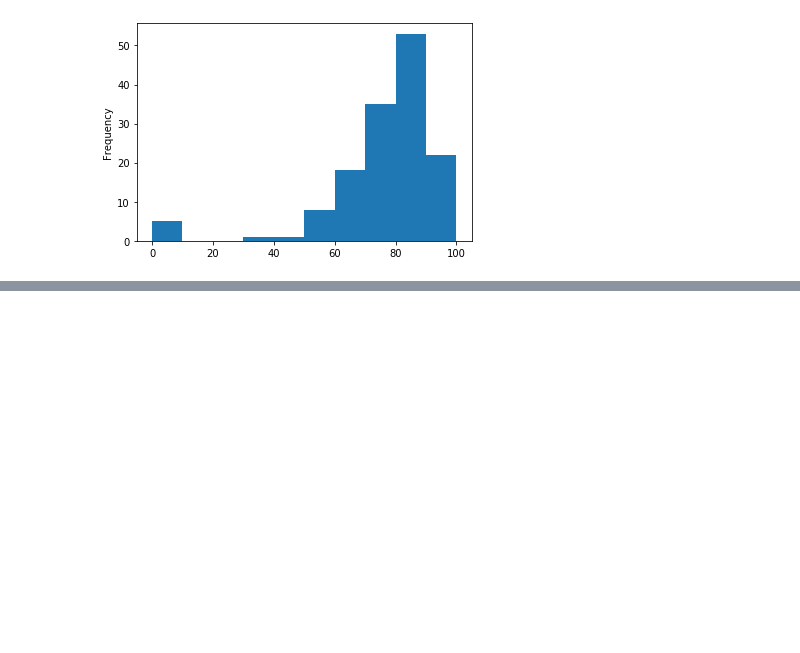
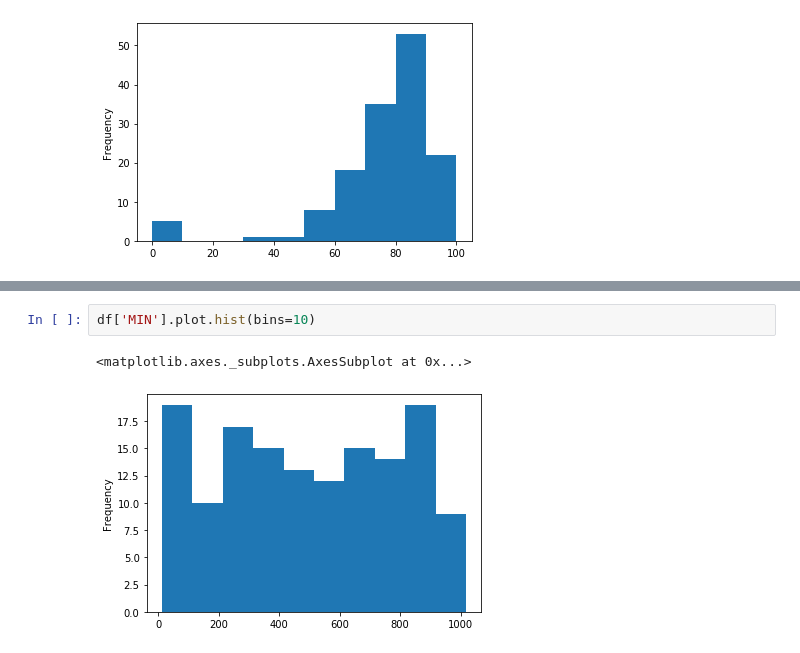
Before and after one commit to dnlsyfq/py_statistics, a Jupyter notebook: StatisticsChap3.ipynb, the cells around one changed output, grey strips where cells are left out. Saved outputs shown, nothing was run; the diff lists cells and outputs as text; blank space fills up the shorter version.

```diff
--- a/StatisticsChap3.ipynb
+++ b/StatisticsChap3.ipynb
@@ -217,0 +228,5 @@ df['FT%'].plot.hist(bins=10)
+# %%
+df['MIN'].plot.hist(bins=10)
+# %% [output]
+<matplotlib.axes._subplots.AxesSubplot at 0x...>
+[figure, added]
```
Also changed, not shown: parts of 2 cells of this notebook, 1 other file.
